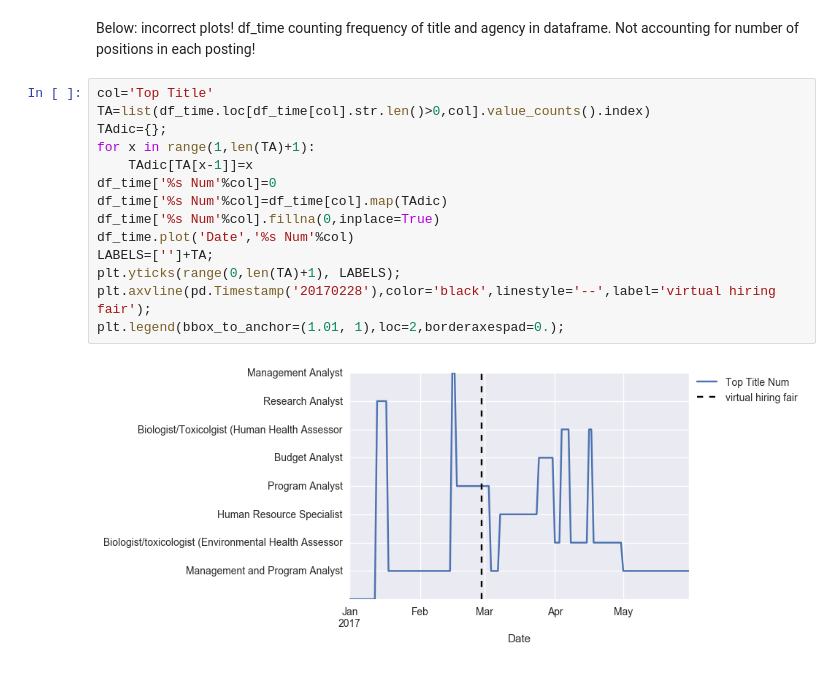
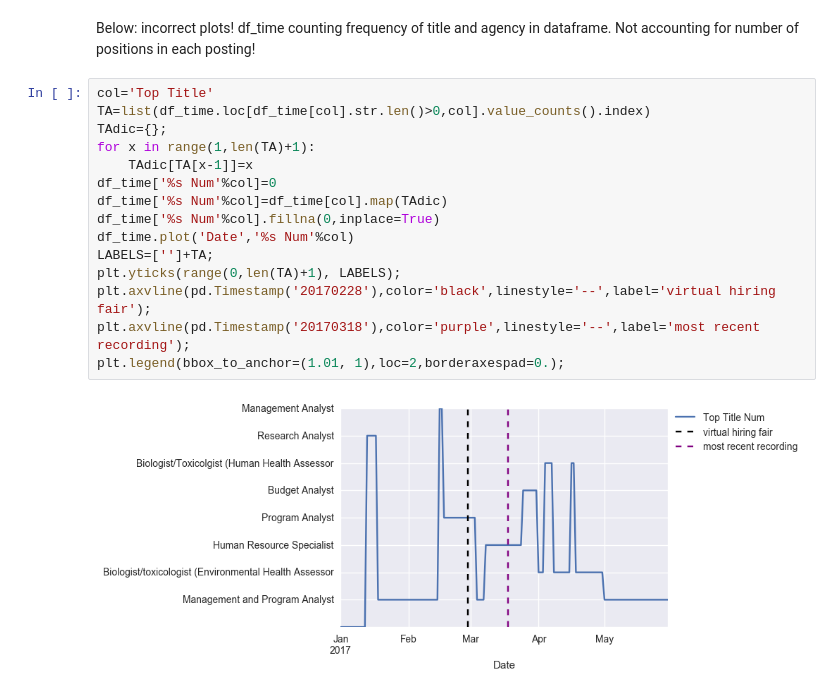
Before and after one commit to keklarup/PMF, a Jupyter notebook: Combined_Analysis_GitHub.ipynb, the cells around one changed output. Cells and saved outputs as stored; diff of their text form.

```diff
--- a/Combined_Analysis_GitHub.ipynb
+++ b/Combined_Analysis_GitHub.ipynb
@@ -314,19 +314,20 @@ Below: incorrect plots! df_time counting frequency of title and agency in datafr
 # %%
 col='Top Title'
 TA=list(df_time.loc[df_time[col].str.len()>0,col].value_counts().index)
 TAdic={};
 for x in range(1,len(TA)+1):
     TAdic[TA[x-1]]=x
 df_time['%s Num'%col]=0
 df_time['%s Num'%col]=df_time[col].map(TAdic)
 df_time['%s Num'%col].fillna(0,inplace=True)
 df_time.plot('Date','%s Num'%col)
 LABELS=['']+TA;
 plt.yticks(range(0,len(TA)+1), LABELS);
 plt.axvline(pd.Timestamp('20170228'),color='black',linestyle='--',label='virtual hiring fair');
+plt.axvline(pd.Timestamp('20170318'),color='purple',linestyle='--',label='most recent recording');
 plt.legend(bbox_to_anchor=(1.01, 1),loc=2,borderaxespad=0.);
 # %% [output]
-[figure, old version]
+[figure, new version]
 # %%
 col='Top Agency'
 TA=list(df_time.loc[df_time[col].str.len()>0,col].value_counts().index)
```
Also changed, not shown: parts of 17 cells of this notebook.
